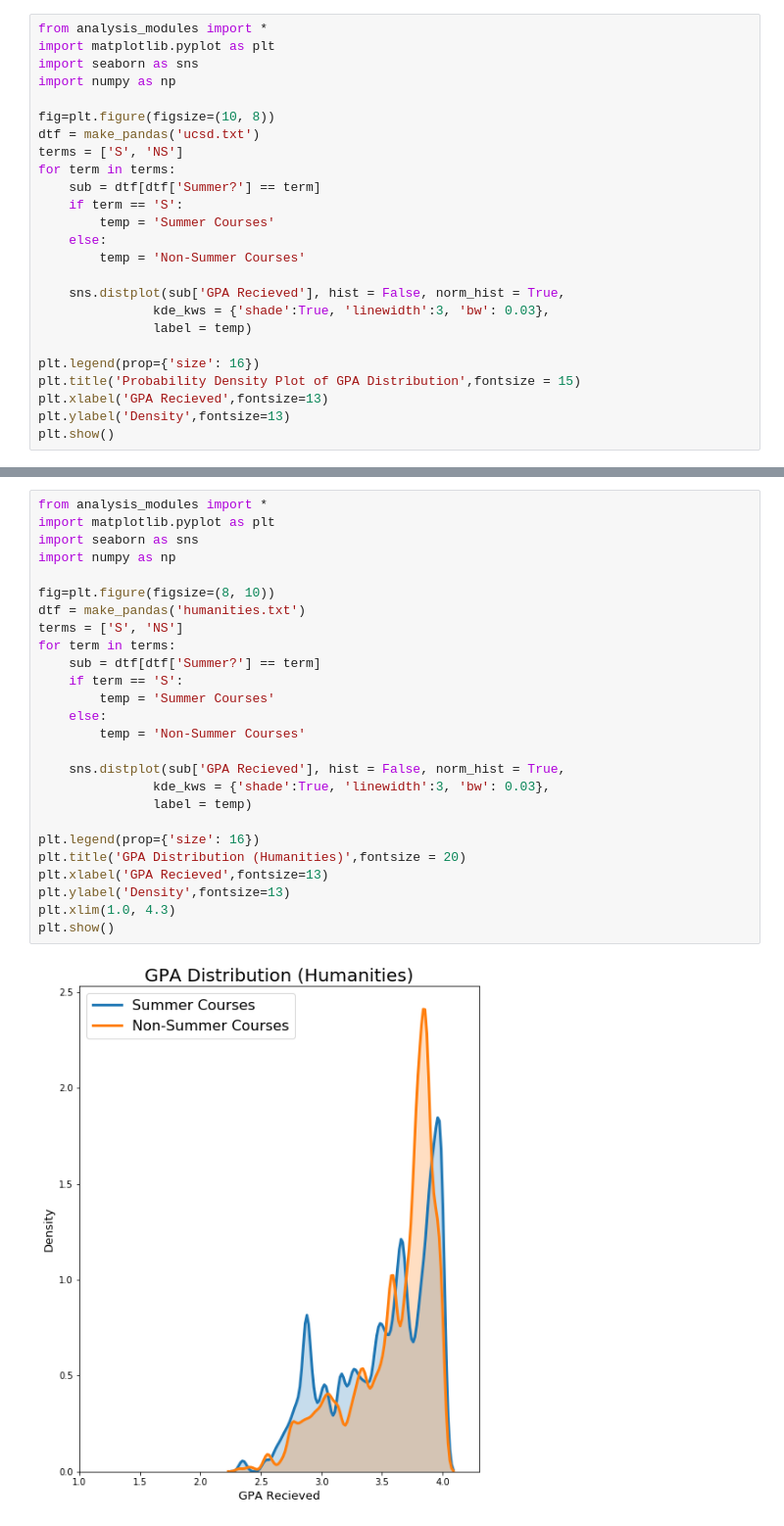
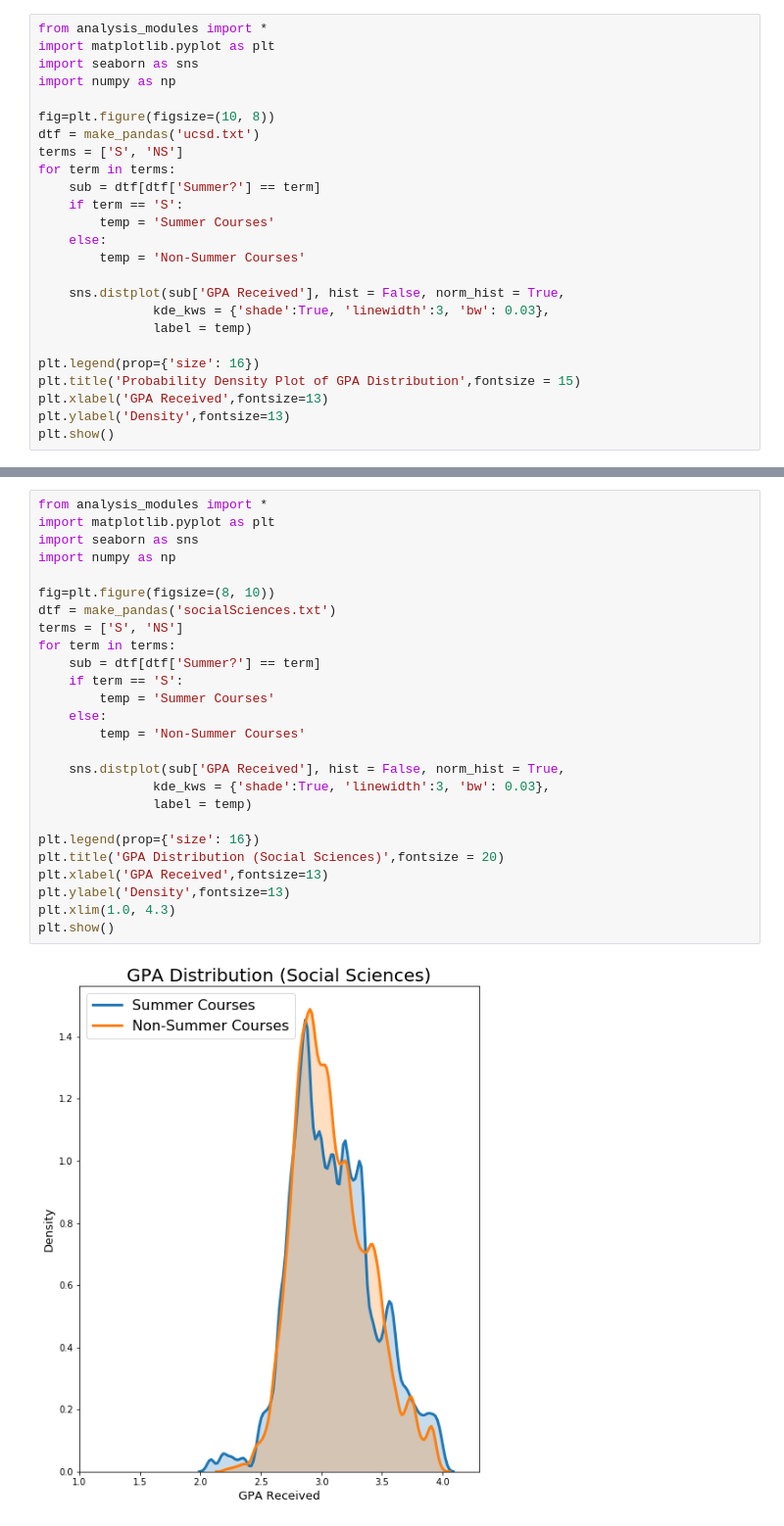
Before and after one commit to alexng1928/ECE143Team6, a Jupyter notebook: GPA Dist and Regression.ipynb, the cells around one changed output, grey strips where cells are left out. Shown at 98% size. Cells and saved outputs as stored; diff of their text form.

```diff
--- a/GPA Dist and Regression.ipynb
+++ b/GPA Dist and Regression.ipynb
@@ -14,13 +14,13 @@ for term in terms:
     else:
         temp = 'Non-Summer Courses'
 
-    sns.distplot(sub['GPA Recieved'], hist = False, norm_hist = True,
+    sns.distplot(sub['GPA Received'], hist = False, norm_hist = True,
                kde_kws = {'shade':True, 'linewidth':3, 'bw': 0.03},
                label = temp)
 
 plt.legend(prop={'size': 16})
 plt.title('Probability Density Plot of GPA Distribution',fontsize = 15)
-plt.xlabel('GPA Recieved',fontsize=13)
+plt.xlabel('GPA Received',fontsize=13)
 plt.ylabel('Density',fontsize=13)
 plt.show()
 # %% [output]
@@ -28,31 +28,31 @@ plt.show()
 # %%
 from analysis_modules import *
 import matplotlib.pyplot as plt
 import seaborn as sns
 import numpy as np
 
 fig=plt.figure(figsize=(8, 10))
-dtf = make_pandas('humanities.txt')
+dtf = make_pandas('socialSciences.txt')
 terms = ['S', 'NS']
 for term in terms:
     sub = dtf[dtf['Summer?'] == term]
     if term == 'S':
         temp = 'Summer Courses'
     else:
         temp = 'Non-Summer Courses'
 
-    sns.distplot(sub['GPA Recieved'], hist = False, norm_hist = True,
+    sns.distplot(sub['GPA Received'], hist = False, norm_hist = True,
                kde_kws = {'shade':True, 'linewidth':3, 'bw': 0.03},
                label = temp)
 
 plt.legend(prop={'size': 16})
-plt.title('GPA Distribution (Humanities)',fontsize = 20)
-plt.xlabel('GPA Recieved',fontsize=13)
+plt.title('GPA Distribution (Social Sciences)',fontsize = 20)
+plt.xlabel('GPA Received',fontsize=13)
 plt.ylabel('Density',fontsize=13)
 plt.xlim(1.0, 4.3)
 plt.show()
 # %% [output]
-[figure, old version]
+[figure, new version]
 # %%
 fig=plt.figure(figsize=(10, 8))
 
```
Also changed, not shown: parts of 4 cells of this notebook, 1 other file.
